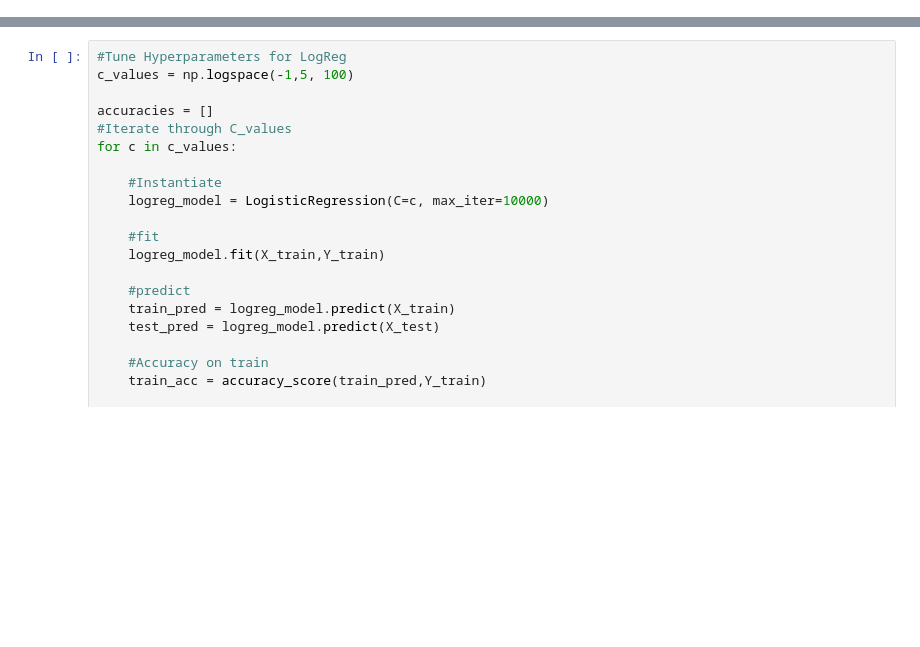
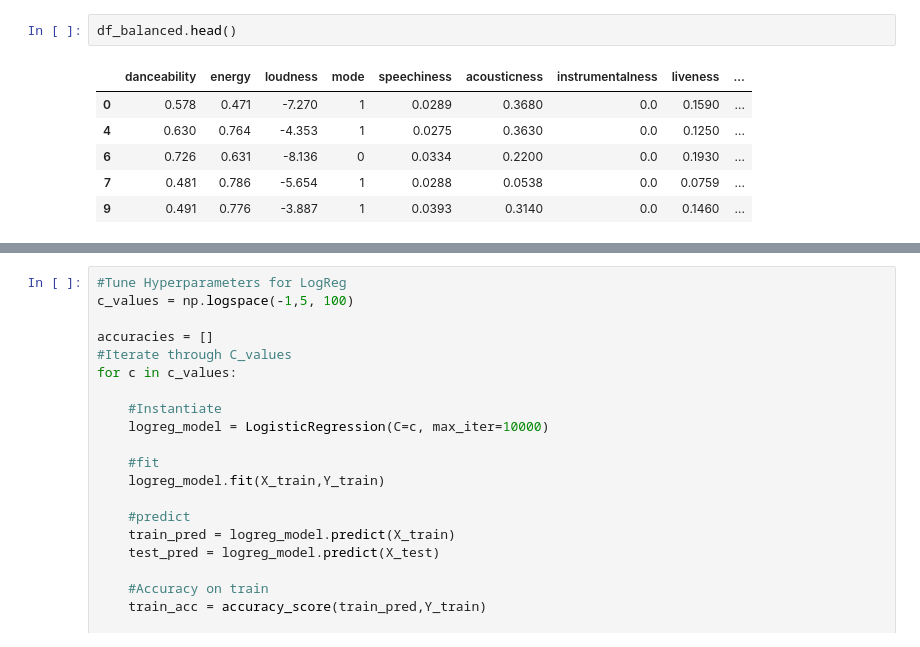
Before and after one commit to ttew-bu/Song-Analytics-Models, a Jupyter notebook: SpotIpy_Models/Dataset Creation and Topic Model for Labelling/NLPify_Genre_Classifier_Attributes.ipynb, the cells around one changed output, grey strips where cells are left out. Saved outputs shown, nothing was run; the diff lists cells and outputs as text; blank space fills up the shorter version.

```diff
--- a/SpotIpy_Models/Dataset Creation and Topic Model for Labelling/NLPify_Genre_Classifier_Attributes.ipynb
+++ b/SpotIpy_Models/Dataset Creation and Topic Model for Labelling/NLPify_Genre_Classifier_Attributes.ipynb
@@ -126,0 +65,9 @@ labels = df['cat_numbers']
+# %%
+df_balanced.head()
+# %% [output]
+|  | danceability | energy | loudness | mode | speechiness | acousticness | instrumentalness | liveness | ... |
+| 0 | 0.578 | 0.471 | -7.270 | 1 | 0.0289 | 0.3680 | 0.0 | 0.1590 | ... |
+| 4 | 0.630 | 0.764 | -4.353 | 1 | 0.0275 | 0.3630 | 0.0 | 0.1250 | ... |
+| 6 | 0.726 | 0.631 | -8.136 | 0 | 0.0334 | 0.2200 | 0.0 | 0.1930 | ... |
+| 7 | 0.481 | 0.786 | -5.654 | 1 | 0.0288 | 0.0538 | 0.0 | 0.0759 | ... |
+| 9 | 0.491 | 0.776 | -3.887 | 1 | 0.0393 | 0.3140 | 0.0 | 0.1460 | ... |
```
Also changed, not shown: parts of 32 cells of this notebook.
